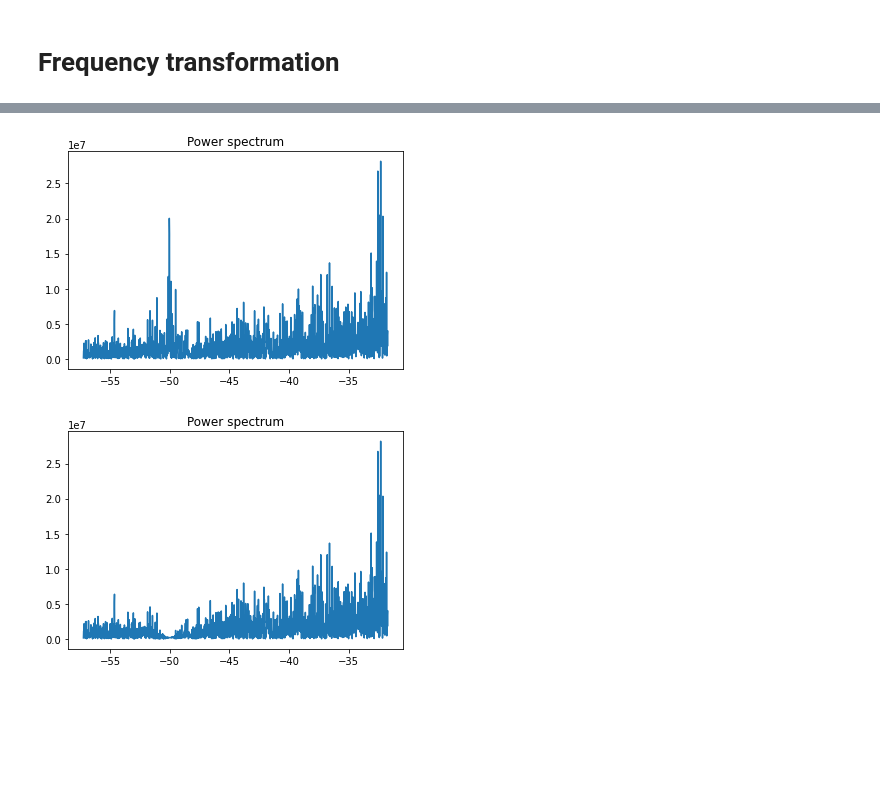
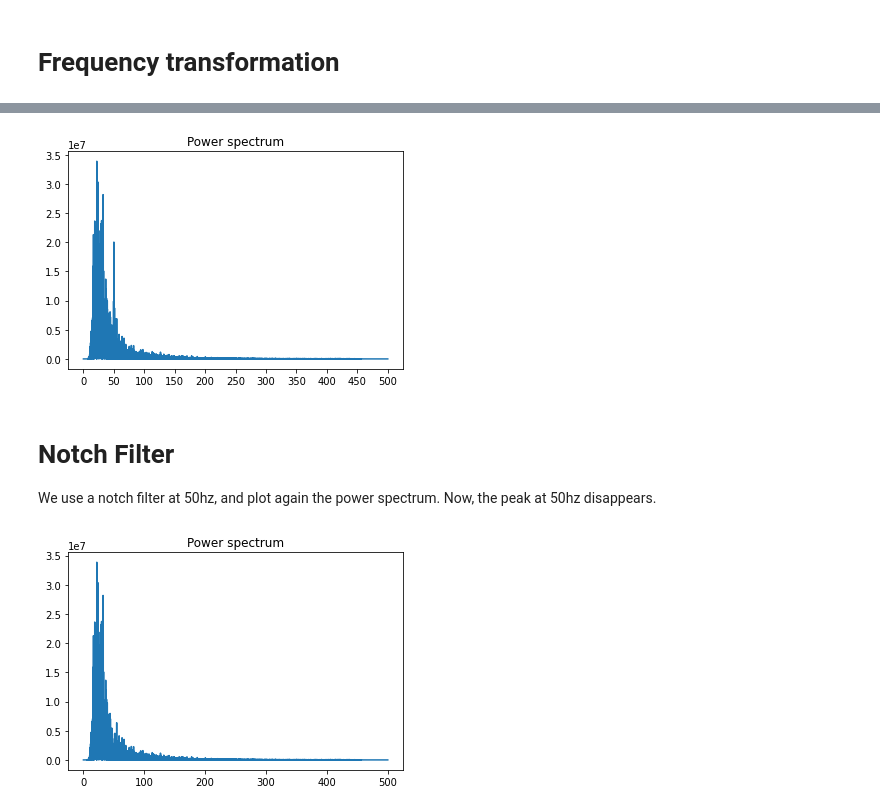
Before and after one commit to hagarnegm/Biosignal-Analysis-for-VR-Based-Therapy, a Jupyter notebook: notebooks/collected-signals-proc.ipynb, the cells around one changed output, grey strips where cells are left out. Drawn from its saved outputs; the diff is of its cells as text; code cells hidden in the pictures; blank space fills up the shorter version.

```diff
--- a/notebooks/collected-signals-proc.ipynb
+++ b/notebooks/collected-signals-proc.ipynb
@@ -180,16 +165,20 @@ plt.show()
 # %%
 fs = 1000
 
 time = np.arange(len(sigs[0])) / fs
 freqs = np.fft.fftfreq(time.size, 1/fs)
 idx = np.argsort(freqs)
 
 ps = np.abs(np.fft.fft(butter_bandpass_filter(sigs[0])))**2
 plt.figure()
-plt.plot(freqs[idx[26000:27500]], ps[idx[26000:27500]])
-plt.title('Power spectrum');
+plt.plot(freqs[:freqs.size//2], ps[:ps.size//2])
+plt.xticks(np.arange(0, 550, 50))
+plt.title('Power spectrum')
 # %% [output]
-[figure, old version]
+[figure, new version]
+# %% [markdown]
+# Notch Filter
+We use a notch filter at 50hz, and plot again the power spectrum. Now, the peak at 50hz disappears.
 # %%
 fs = 1000
 
@@ -199,7 +188,7 @@ idx = np.argsort(freqs)
 
 ps = np.abs(np.fft.fft(notch_filter(butter_bandpass_filter(sigs[0]))))**2
 plt.figure()
-plt.plot(freqs[idx[26000:27500]], ps[idx[26000:27500]])
-plt.title('Power spectrum');
+plt.plot(freqs[:freqs.size//2], ps[:ps.size//2])
+plt.title('Power spectrum')
 # %% [output]
-[figure, old version]
+[figure, new version]
```
Also changed, not shown: parts of 4 cells of this notebook.
